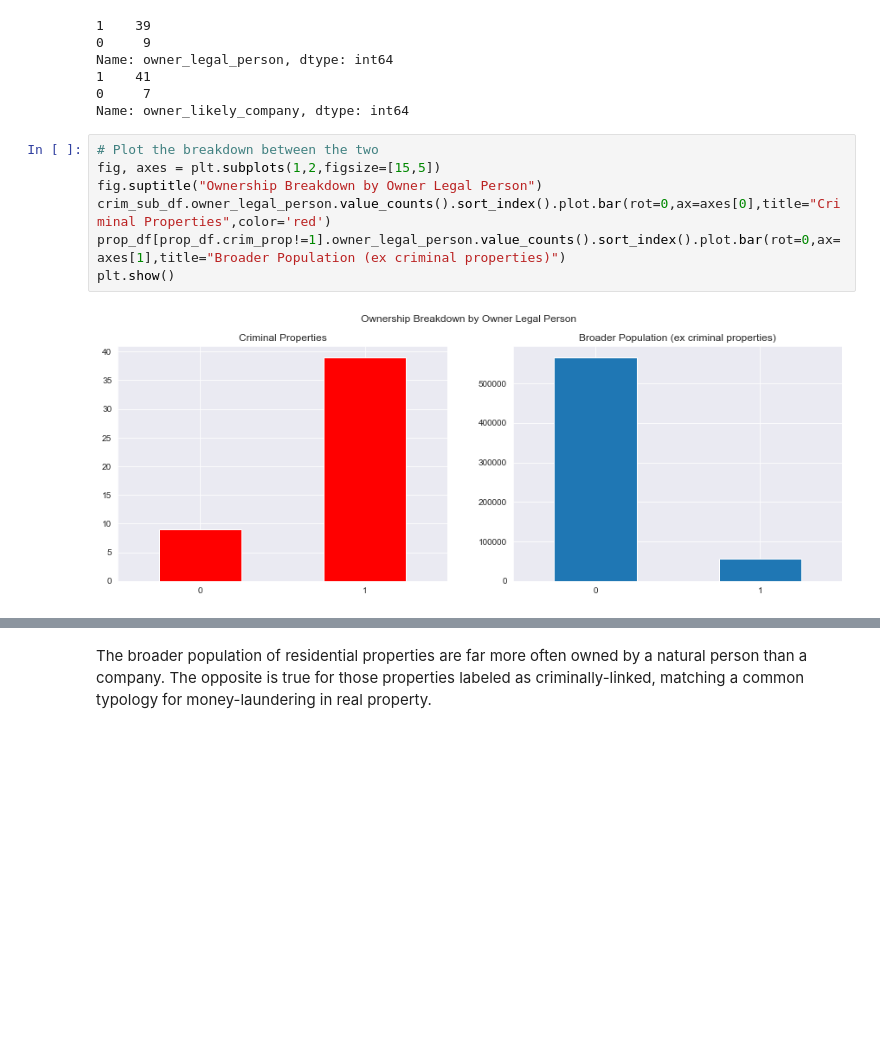
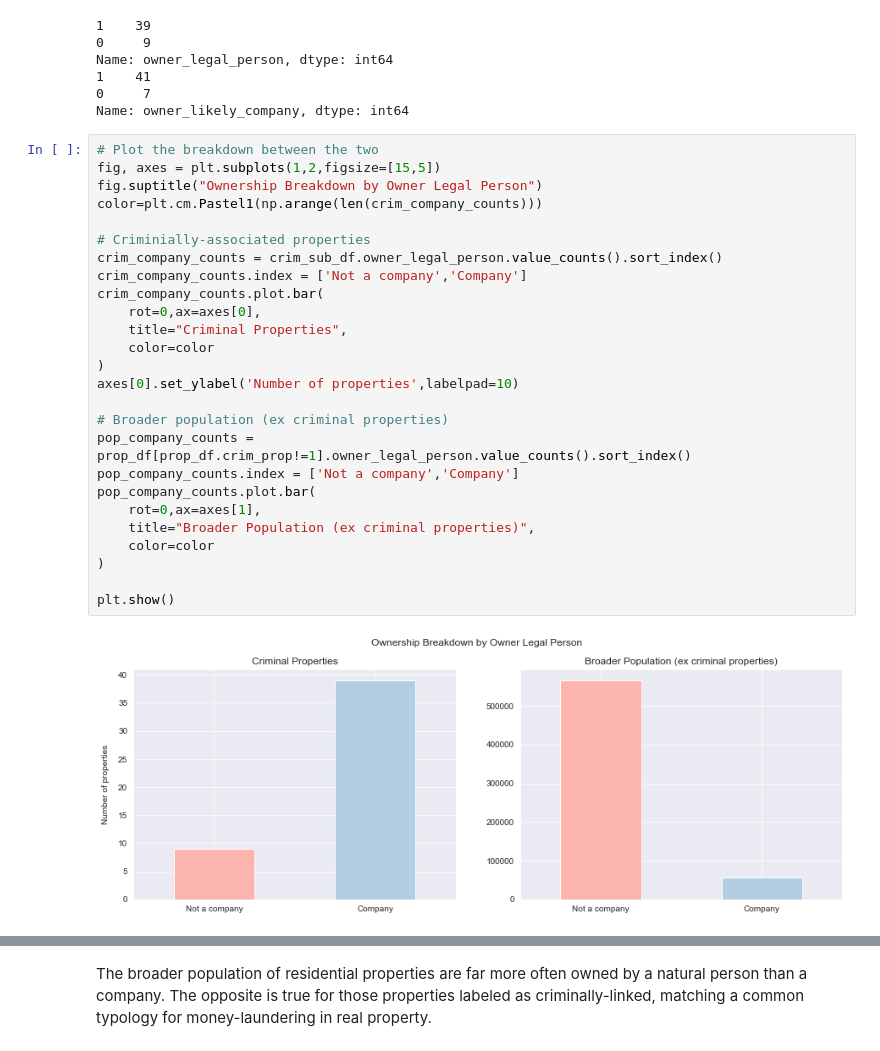
Before and after one commit to mpky/property_project, a Jupyter notebook: notebooks/Bexar_EDA.ipynb, the cells around one changed output, grey strips where cells are left out. Saved outputs shown, nothing was run; the diff lists cells and outputs as text; blank space fills up the shorter version.

Commit message:
Add labels to x and y axis; change color scheme

```diff
--- a/notebooks/Bexar_EDA.ipynb
+++ b/notebooks/Bexar_EDA.ipynb
@@ -124,9 +221,28 @@ Name: owner_likely_company, dtype: int64
 # %%
 # Plot the breakdown between the two
 fig, axes = plt.subplots(1,2,figsize=[15,5])
 fig.suptitle("Ownership Breakdown by Owner Legal Person")
-crim_sub_df.owner_legal_person.value_counts().sort_index().plot.bar(rot=0,ax=axes[0],title="Criminal Properties",color='red')
-prop_df[prop_df.crim_prop!=1].owner_legal_person.value_counts().sort_index().plot.bar(rot=0,ax=axes[1],title="Broader Population (ex criminal properties)")
+color=plt.cm.Pastel1(np.arange(len(crim_company_counts)))
+
+# Criminially-associated properties
+crim_company_counts = crim_sub_df.owner_legal_person.value_counts().sort_index()
+crim_company_counts.index = ['Not a company','Company']
+crim_company_counts.plot.bar(
+    rot=0,ax=axes[0],
+    title="Criminal Properties",
+    color=color
+)
+axes[0].set_ylabel('Number of properties',labelpad=10)
+
+# Broader population (ex criminal properties)
+pop_company_counts = prop_df[prop_df.crim_prop!=1].owner_legal_person.value_counts().sort_index()
+pop_company_counts.index = ['Not a company','Company']
+pop_company_counts.plot.bar(
+    rot=0,ax=axes[1],
+    title="Broader Population (ex criminal properties)",
+    color=color
+)
+
 plt.show()
 # %% [output]
-[figure, old version]
+[figure, new version]
```
Also changed, not shown: parts of 33 cells of this notebook.
